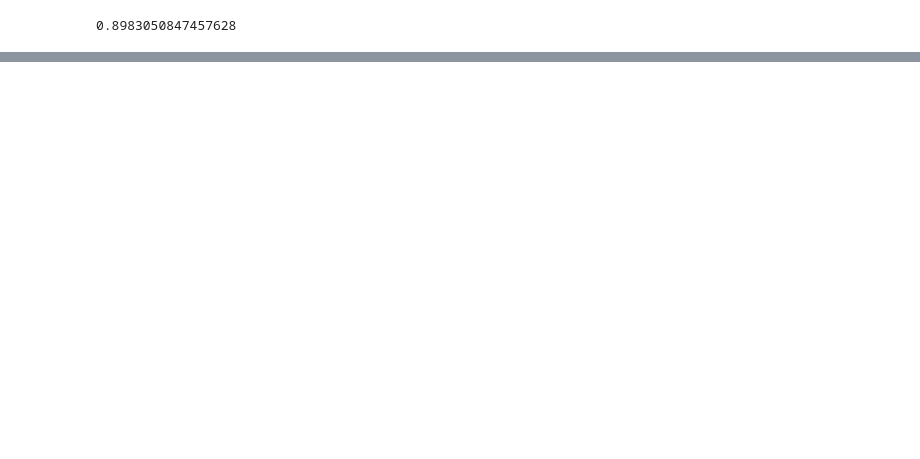
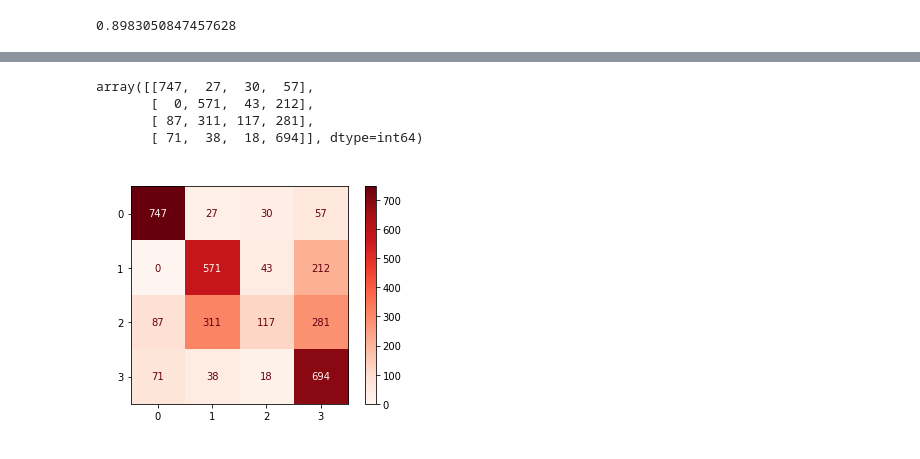
Before and after one commit to AniShama/thesis-data, a Jupyter notebook: newModel.ipynb, the cells around one changed output, grey strips where cells are left out. Drawn from its saved outputs; the diff is of its cells as text; code cells hidden in the pictures; blank space fills up the shorter version.

```diff
--- a/newModel.ipynb
+++ b/newModel.ipynb
@@ -546,0 +609,16 @@ nb_clf.score(x_test,y_test)
+# %%
+y_pred=nb_clf.predict(x_test)
+confusion_matrix(y_test,y_pred)
+# %% [output]
+array([[747,  27,  30,  57],
+       [  0, 571,  43, 212],
+       [ 87, 311, 117, 281],
+       [ 71,  38,  18, 694]], dtype=int64)
+# %%
+matrix = plot_confusion_matrix(nb_clf,x_test,y_test,cmap=plt.cm.Reds)
+matrix.ax_.set_title('confusion Matrix', color='white')
+plt.xlabel('Predicted Label', color='white')
+plt.ylabel('True Label', color='white')
+plt.show()
+# %% [output]
+[figure, added]
```
Also changed, not shown: parts of 81 cells of this notebook.
